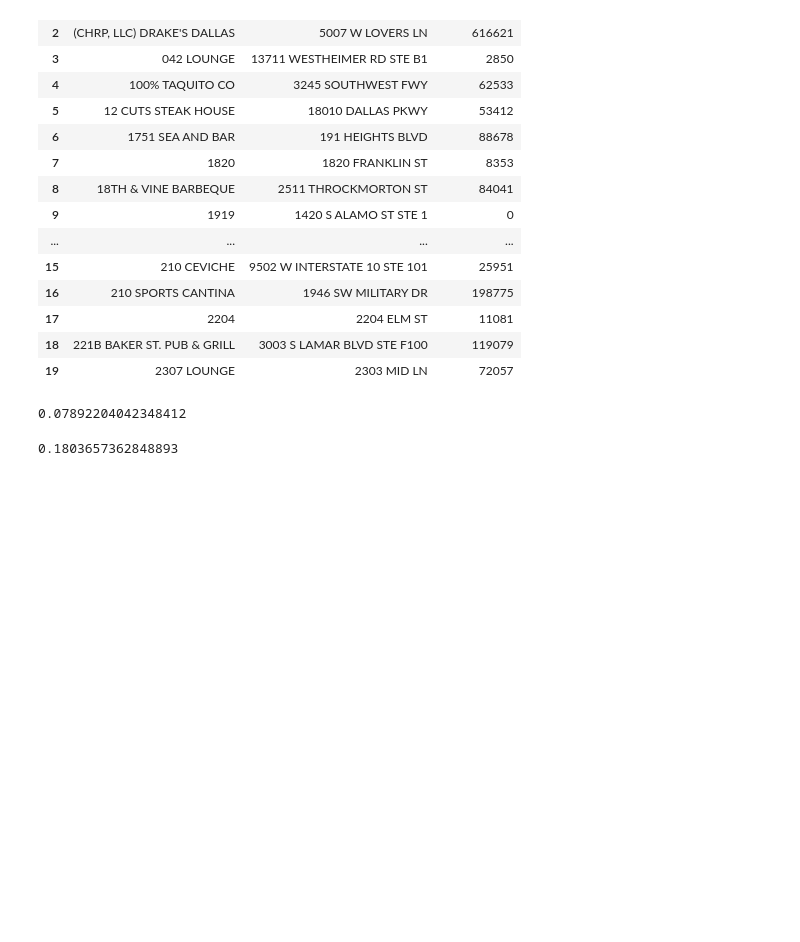
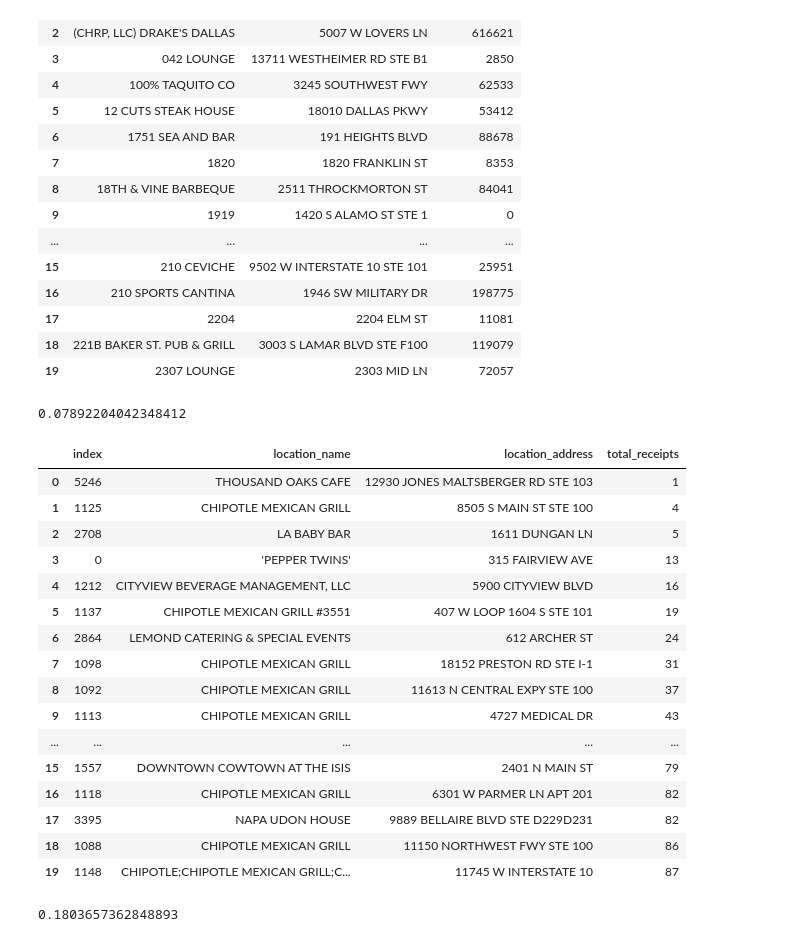
Before and after one commit to KelliDSmith/SMU_Project1_Group1, a Jupyter notebook: testing_kelli.ipynb, the cells around one changed output. Cells and saved outputs as stored; diff of their text form; code cells hidden in the pictures; blank space fills up the shorter version.

```diff
--- a/testing_kelli.ipynb
+++ b/testing_kelli.ipynb
@@ -175,6 +175,26 @@ per_no_sales_19 = stores_wo_sales_19/total_stores_19
 per_no_sales_19
 # %% [output]
 0.07892204042348412
+# %%
+storesales2020_clean.sort_values('total_receipts',ascending=True).head(20).reset_index()
+# %% [output]
+|  | index | location_name | location_address | total_receipts |
+| 0 | 5246 | THOUSAND OAKS CAFE | 12930 JONES MALTSBERGER RD STE 103 | 1 |
+| 1 | 1125 | CHIPOTLE MEXICAN GRILL | 8505 S MAIN ST STE 100 | 4 |
+| 2 | 2708 | LA BABY BAR | 1611 DUNGAN LN | 5 |
+| 3 | 0 | 'PEPPER TWINS' | 315 FAIRVIEW AVE | 13 |
+| 4 | 1212 | CITYVIEW BEVERAGE MANAGEMENT, LLC | 5900 CITYVIEW BLVD | 16 |
+| 5 | 1137 | CHIPOTLE MEXICAN GRILL #3551 | 407 W LOOP 1604 S STE 101 | 19 |
+| 6 | 2864 | LEMOND CATERING & SPECIAL EVENTS | 612 ARCHER ST | 24 |
+| 7 | 1098 | CHIPOTLE MEXICAN GRILL | 18152 PRESTON RD STE I-1 | 31 |
+| 8 | 1092 | CHIPOTLE MEXICAN GRILL | 11613 N CENTRAL EXPY STE 100 | 37 |
+| 9 | 1113 | CHIPOTLE MEXICAN GRILL | 4727 MEDICAL DR | 43 |
+| ... | ... | ... | ... | ... |
+| 15 | 1557 | DOWNTOWN COWTOWN AT THE ISIS | 2401 N MAIN ST | 79 |
+| 16 | 1118 | CHIPOTLE MEXICAN GRILL | 6301 W PARMER LN APT 201 | 82 |
+| 17 | 3395 | NAPA UDON HOUSE | 9889 BELLAIRE BLVD STE D229D231 | 82 |
+| 18 | 1088 | CHIPOTLE MEXICAN GRILL | 11150 NORTHWEST FWY STE 100 | 86 |
+| 19 | 1148 | CHIPOTLE;CHIPOTLE MEXICAN GRILL;C... | 11745 W INTERSTATE 10 | 87 |
 # %%
 mask2_not0 = storesales2020.total_receipts > 0
 mask2_0 = storesales2020.total_receipts == 0
```
Also changed, not shown: parts of 2 cells of this notebook, 1 other file.
